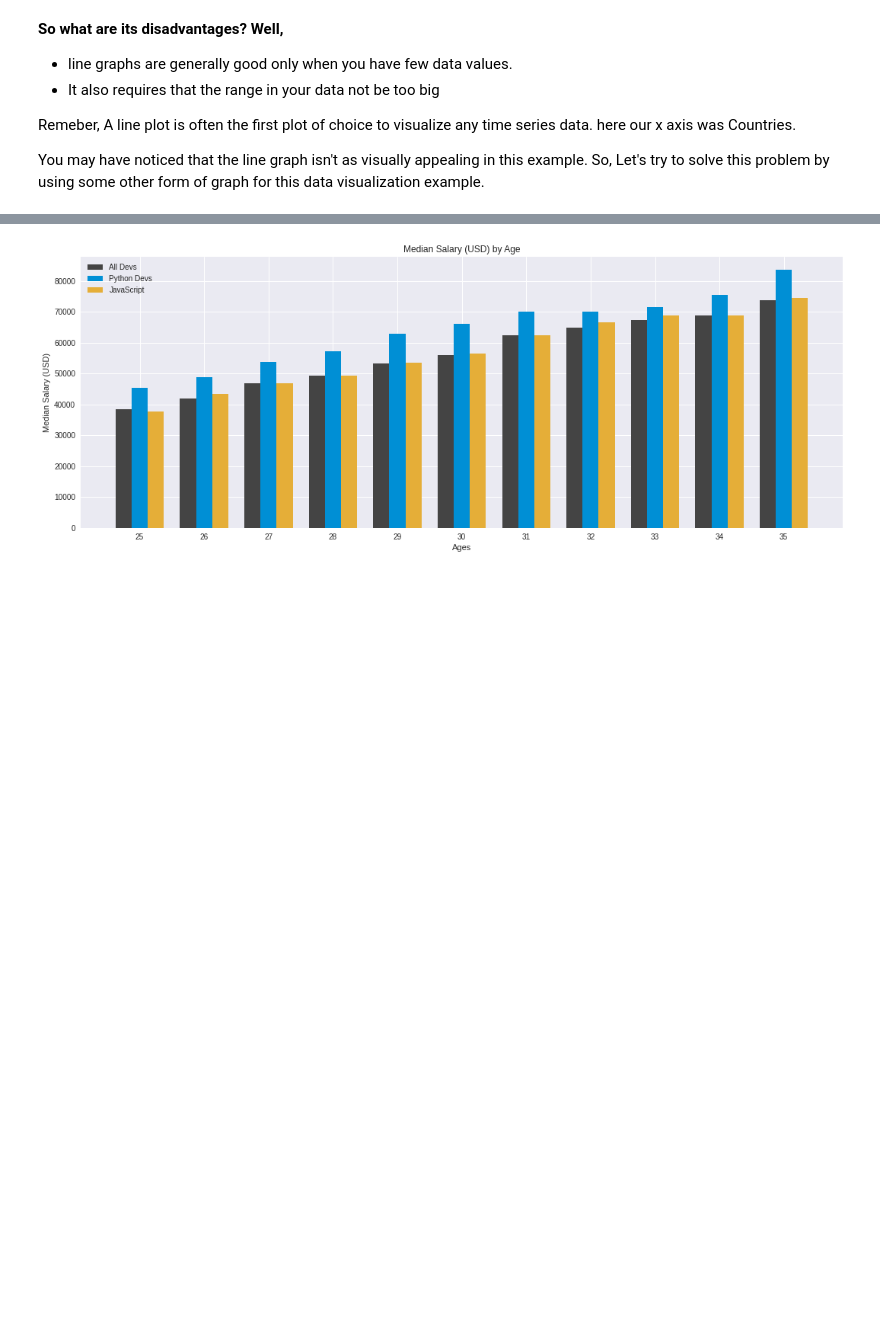
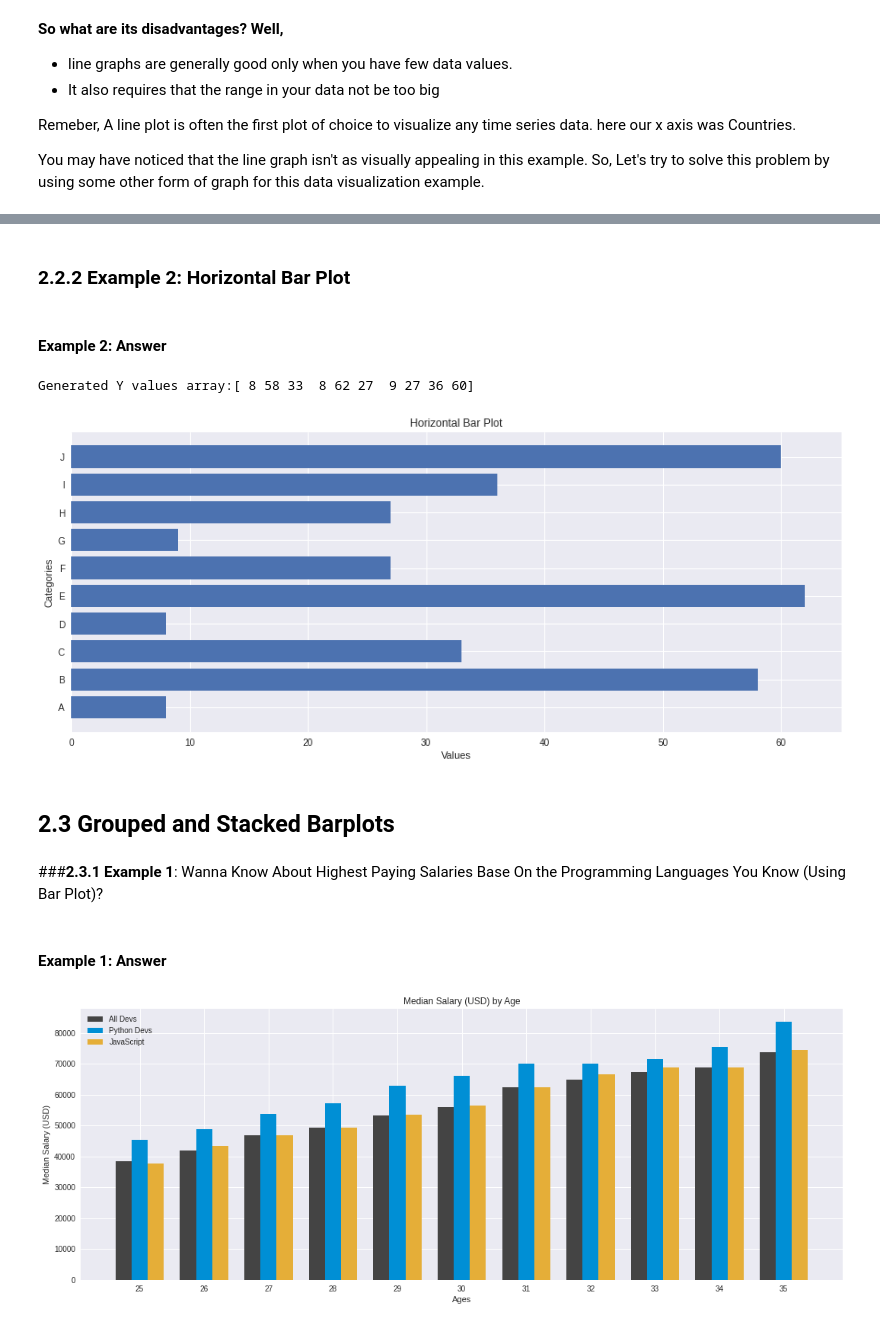
Before and after one commit to GPrathap/pythonII, a Jupyter notebook: matplotlib/matplot-new.ipynb, the cells around one changed output, grey strips where cells are left out. Saved outputs shown, nothing was run; the diff lists cells and outputs as text; code cells hidden in the pictures; blank space fills up the shorter version.

```diff
--- a/matplotlib/matplot-new.ipynb
+++ b/matplotlib/matplot-new.ipynb
@@ -289,3 +336,32 @@ From a bar chart, we can see which groups are highest or most common, and how ot
+# %% [markdown]
+### **2.2.2 Example 2**: Horizontal Bar Plot
+# %% [markdown]
+#### **Example 2**: Answer
+# %%
+import numpy as np
+from matplotlib import pyplot as plt
+plt.figure(figsize=(15,6))
+plt.style.use("seaborn")
+
+x=['A','B','C','D','E','F','G','H','I','J']
+y = np.random.randint(low=0, high=100, size=10)
+print ("Generated Y values array:" +str(y))
+
+# Horizontal Bar plot
+plt.barh(x,y)
+plt.xlabel("Values")
+plt.ylabel('Categories')
+plt.title('Horizontal Bar Plot')
+plt.show()
+# %% [output]
+Generated Y values array:[ 8 58 33  8 62 27  9 27 36 60]
+[figure, added]
+# %% [markdown]
+## **2.3 Grouped and Stacked Barplots**
+# %% [markdown]
+###**2.3.1 Example 1**: Wanna Know About Highest Paying Salaries Base On the Programming Languages You Know (Using Bar Plot)?
+# %% [markdown]
+#### **Example 1**: Answer
 # %%
 import numpy as np
 from matplotlib import pyplot as plt
```
Also changed, not shown: parts of 42 cells of this notebook.
